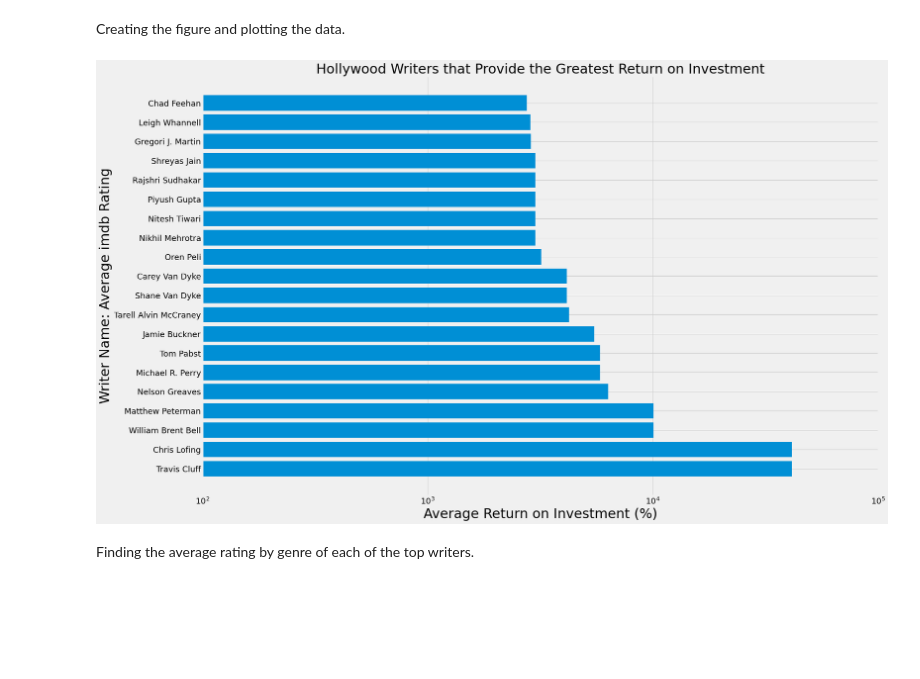
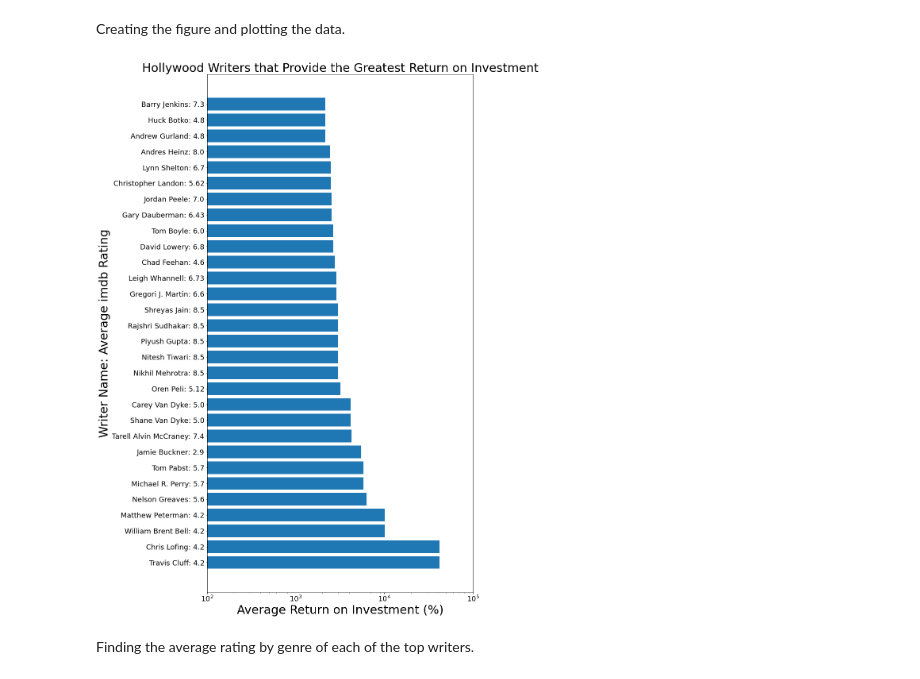
Before and after one commit to zach-hanly/microsoft_movie_project, a Jupyter notebook: tj/Workbook.ipynb, the cells around one changed output. Saved outputs shown, nothing was run; the diff lists cells and outputs as text; code cells hidden in the pictures; blank space fills up the shorter version.

```diff
--- a/tj/Workbook.ipynb
+++ b/tj/Workbook.ipynb
@@ -71,5 +83,5 @@ top_writers_2000 = top_writers[(top_writers['release_date'] > '2000-1-1')]
 # %%
-writers_plot = top_writers_2000.groupby('primary_name').mean('ROI').sort_values('ROI', ascending = False)[:20]
+writers_plot = top_writers_2000.groupby('primary_name').mean('ROI').sort_values('ROI', ascending = False)[:30]
 
 names = writers_plot.index
 ratings = writers_plot.averagerating.values.round(2)
@@ -77,20 +89,21 @@ names_with_rating = [x+': '+str(y) for x,y in zip(names,ratings)]
 # %% [markdown]
 Creating the figure and plotting the data.
 # %%
-fig, ax = plt.subplots(figsize = (24,16))
-x = names
+fig, ax = plt.subplots(figsize = (12,24))
+x = names_with_rating
 y = writers_plot['ROI']
 ax.barh(x,y)
 ax.set_xscale('log')
 ax.set_xticks([100, 1000, 10000,100000])
 ax.set_xlabel('Average Return on Investment (%)', size = 30)
 ax.set_title('Hollywood Writers that Provide the Greatest Return on Investment', size = 30)
 ax.set_ylabel('Writer Name: Average imdb Rating', size = 30)
 ax.tick_params(axis='both', which='major', labelsize=18)
 ax.tick_params(axis='y', which='minor', labelsize=18)
 plt.style.use('fivethirtyeight');
+plt.savefig('top30writersROI.png')
 # %% [output]
-[figure, old version]
+[figure, new version]
 # %% [markdown]
 Finding the average rating by genre of each of the top writers.
 # %%
```
Also changed, not shown: parts of 3 cells of this notebook, 5 other files.
